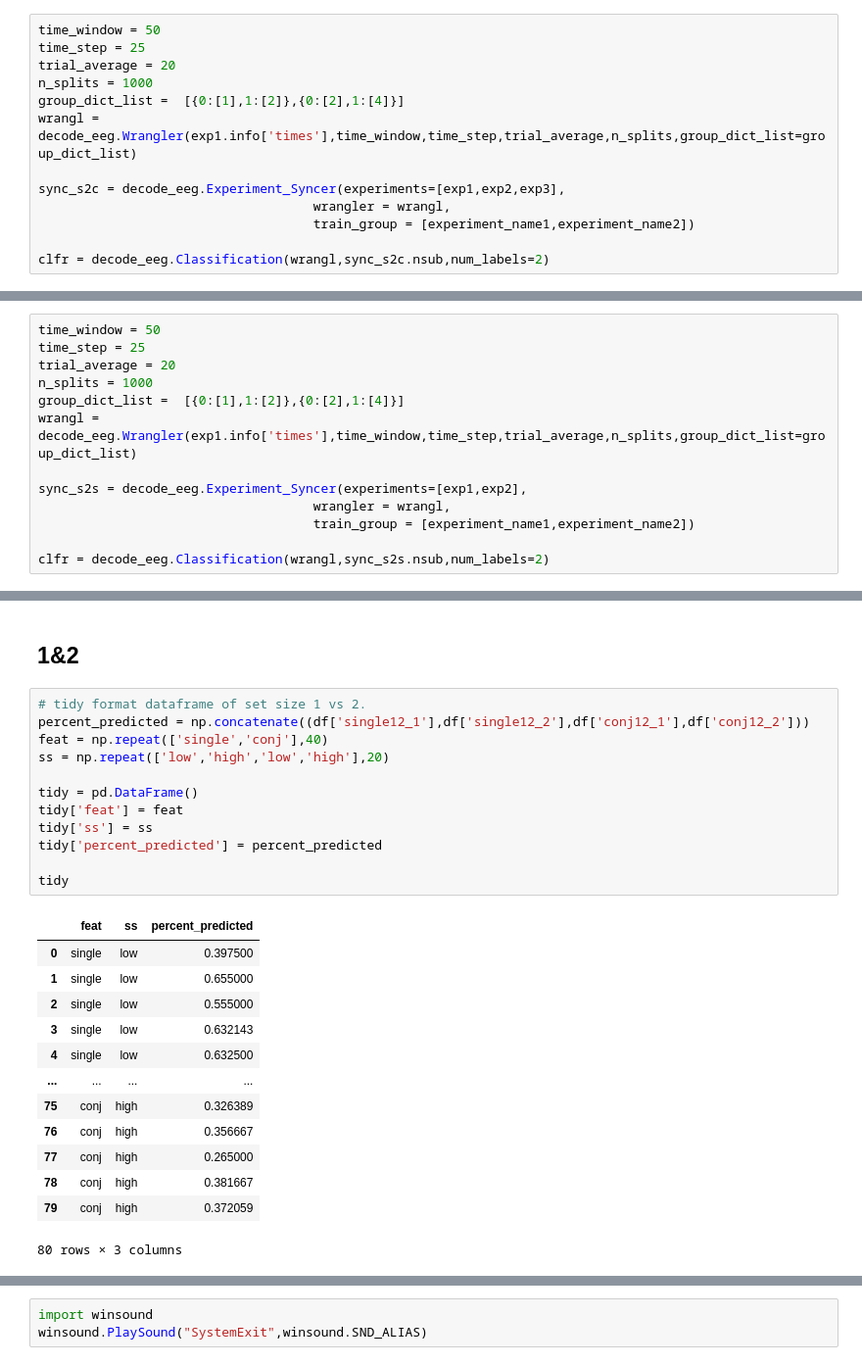
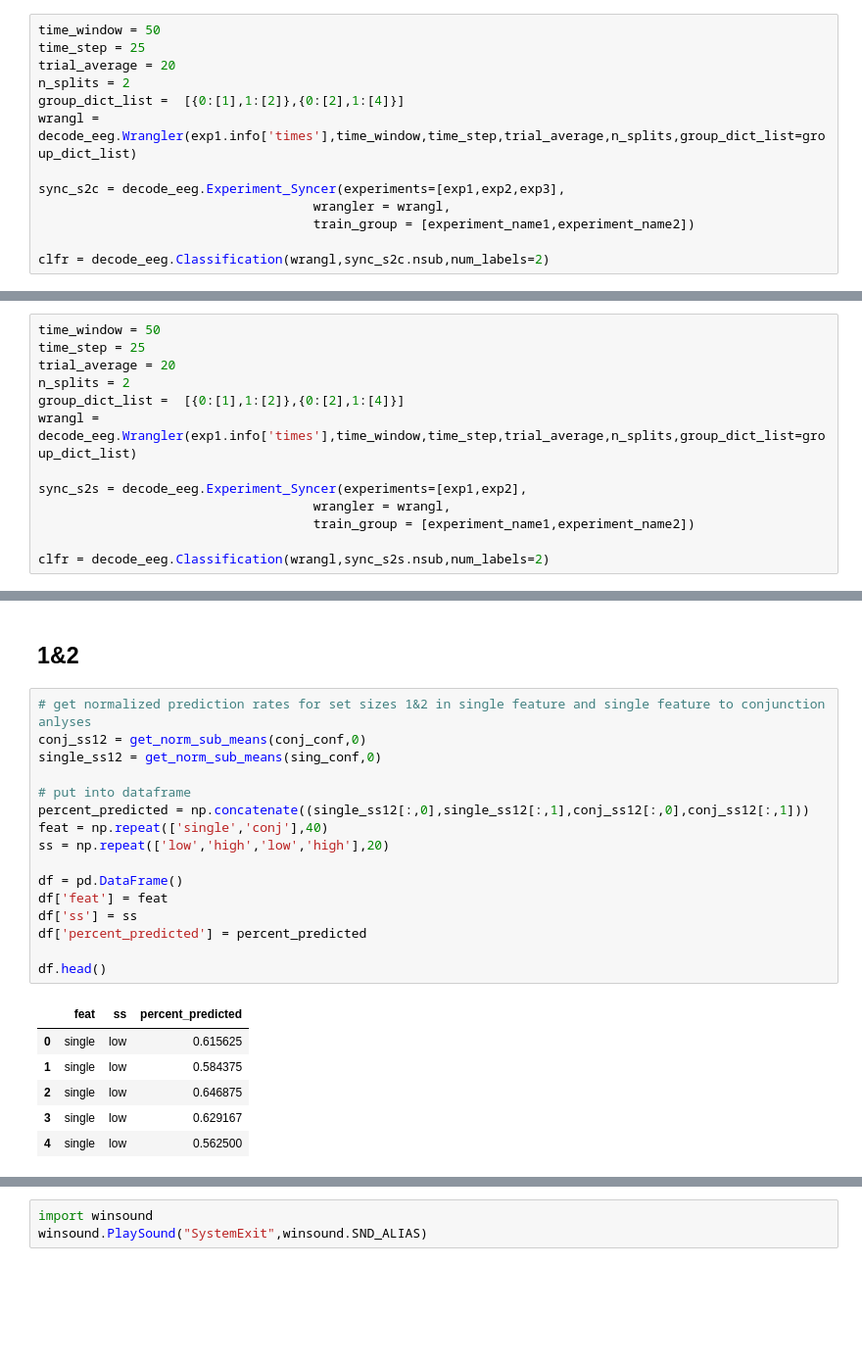
Before and after one commit to WilliamThyer/Thyer-et-al-2021, a Jupyter notebook: decode_load_preds_dont_double.ipynb, the cells around one changed output, grey strips where cells are left out. Shown at 98% size. Saved outputs shown, nothing was run; the diff lists cells and outputs as text; blank space fills up the shorter version.

```diff
--- a/decode_load_preds_dont_double.ipynb
+++ b/decode_load_preds_dont_double.ipynb
@@ -27,7 +28,7 @@ exp3 = decode_eeg.Experiment(experiment_name3,data_dir3)
 time_window = 50
 time_step = 25
 trial_average = 20
-n_splits = 1000
+n_splits = 2
 group_dict_list =  [{0:[1],1:[2]},{0:[2],1:[4]}]
 wrangl = decode_eeg.Wrangler(exp1.info['times'],time_window,time_step,trial_average,n_splits,group_dict_list=group_dict_list)
 
@@ -86,7 +87,7 @@ interp_s2c = decode_eeg.Interpreter(clfr, subtitle = f'single_feature_to_conj_se
 time_window = 50
 time_step = 25
 trial_average = 20
-n_splits = 1000
+n_splits = 2
 group_dict_list =  [{0:[1],1:[2]},{0:[2],1:[4]}]
 wrangl = decode_eeg.Wrangler(exp1.info['times'],time_window,time_step,trial_average,n_splits,group_dict_list=group_dict_list)
 
@@ -175,29 +155,26 @@ df.head()
 # %% [markdown]
 ## 1&2
 # %%
-# tidy format dataframe of set size 1 vs 2.
-percent_predicted = np.concatenate((df['single12_1'],df['single12_2'],df['conj12_1'],df['conj12_2']))
+# get normalized prediction rates for set sizes 1&2 in single feature and single feature to conjunction anlyses
+conj_ss12 = get_norm_sub_means(conj_conf,0)
+single_ss12 = get_norm_sub_means(sing_conf,0)
+
+# put into dataframe
+percent_predicted = np.concatenate((single_ss12[:,0],single_ss12[:,1],conj_ss12[:,0],conj_ss12[:,1]))
 feat = np.repeat(['single','conj'],40)
 ss = np.repeat(['low','high','low','high'],20)
 
-tidy = pd.DataFrame()
-tidy['feat'] = feat
-tidy['ss'] = ss
-tidy['percent_predicted'] = percent_predicted
+df = pd.DataFrame()
+df['feat'] = feat
+df['ss'] = ss
+df['percent_predicted'] = percent_predicted
 
-tidy
+df.head()
 # %% [output]
 |  | feat | ss | percent_predicted |
-| 0 | single | low | 0.397500 |
-| 1 | single | low | 0.655000 |
-| 2 | single | low | 0.555000 |
-| 3 | single | low | 0.632143 |
-| 4 | single | low | 0.632500 |
-| ... | ... | ... | ... |
-| 75 | conj | high | 0.326389 |
-| 76 | conj | high | 0.356667 |
-| 77 | conj | high | 0.265000 |
-| 78 | conj | high | 0.381667 |
-| 79 | conj | high | 0.372059 |
+| 0 | single | low | 0.615625 |
+| 1 | single | low | 0.584375 |
+| 2 | single | low | 0.646875 |
+| 3 | single | low | 0.629167 |
+| 4 | single | low | 0.562500 |
-80 rows × 3 columns
 # %%
```
Also changed, not shown: parts of 11 cells of this notebook.
